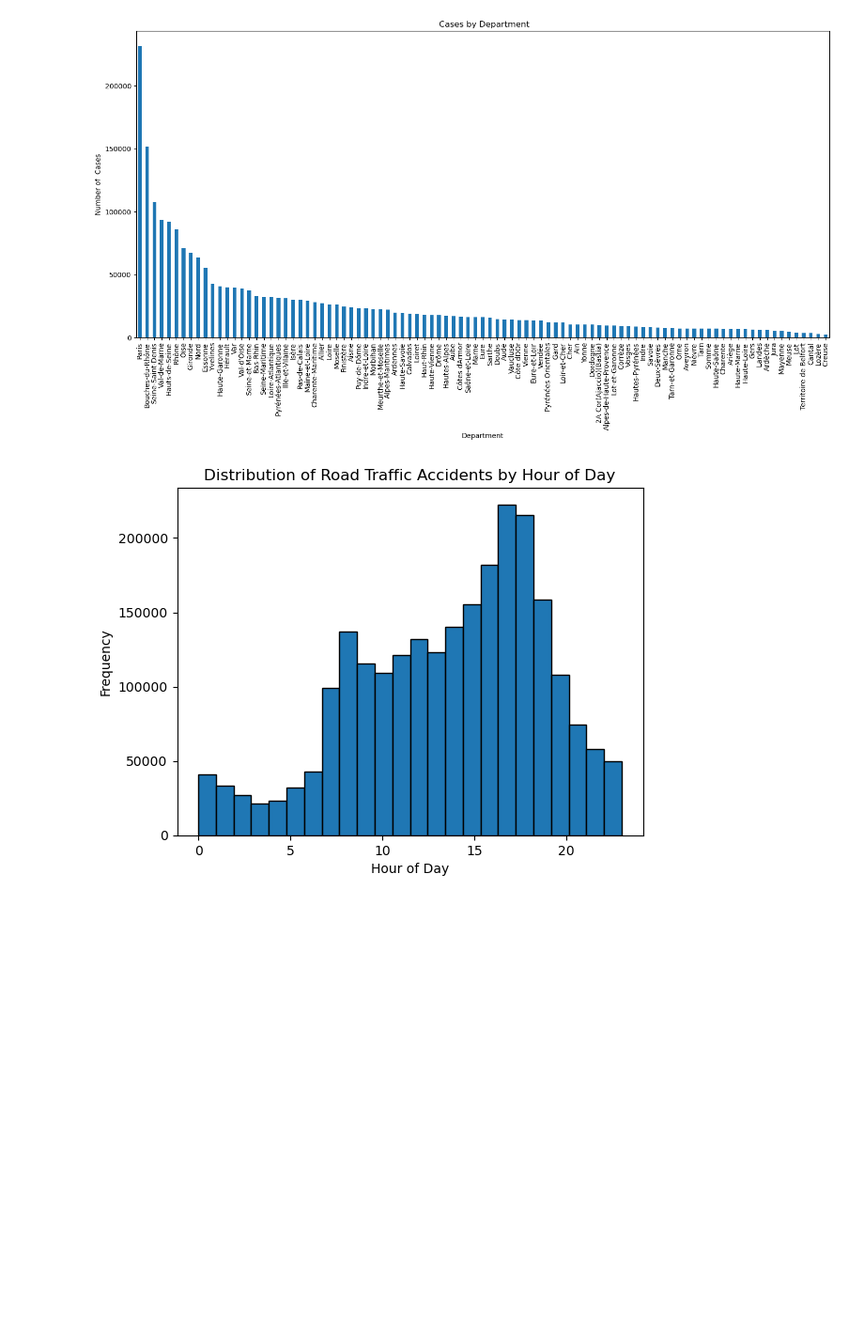
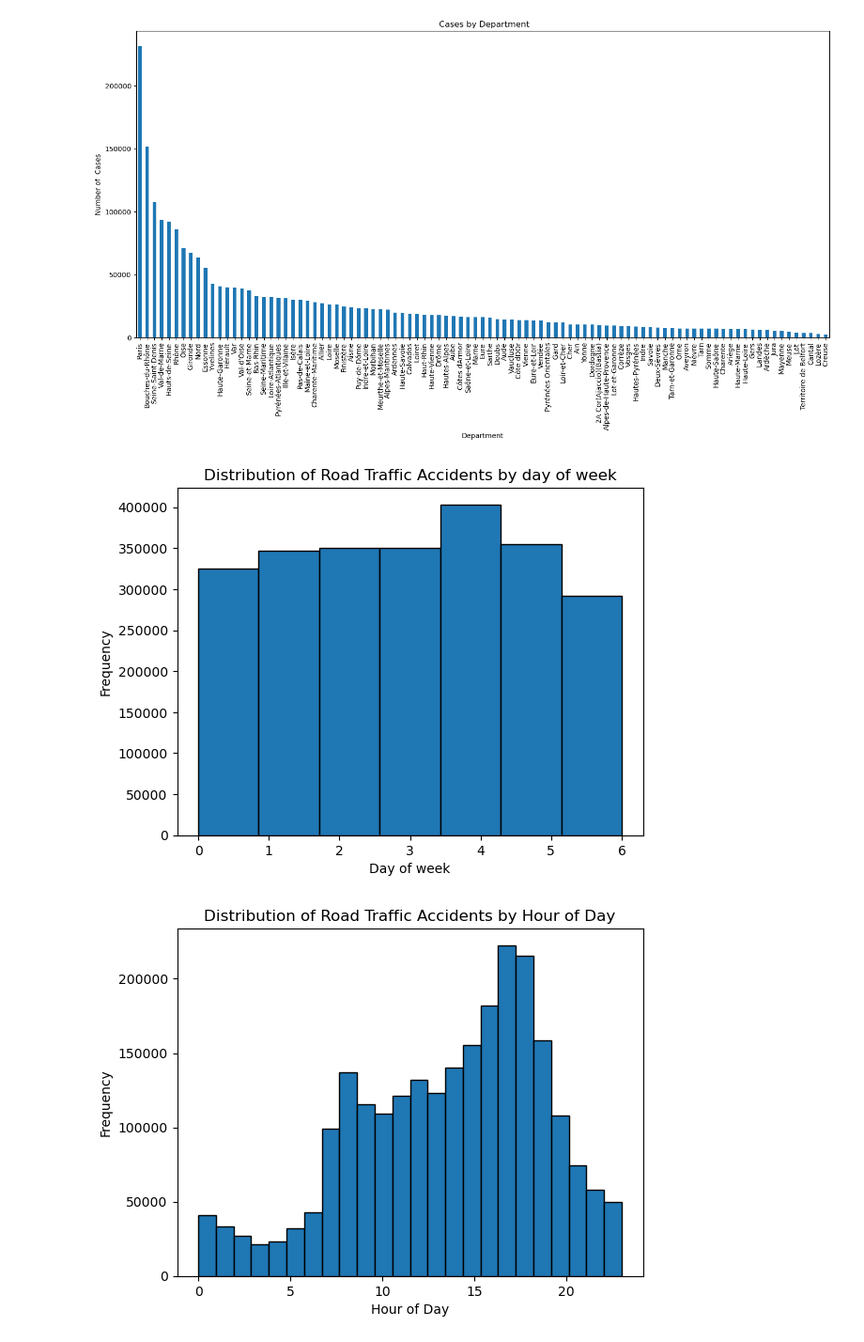
Before and after one commit to tiagoru/Road_accidents_france, a Jupyter notebook: Final_Notebook_2_data_cleaning_imputation_encoding.ipynb, the cells around one changed output. Shown at 94% size. Cells and saved outputs as stored; diff of their text form; code cells hidden in the pictures; blank space fills up the shorter version.

Commit message:
Add weekday variable

```diff
--- a/Final_Notebook_2_data_cleaning_imputation_encoding.ipynb
+++ b/Final_Notebook_2_data_cleaning_imputation_encoding.ipynb
@@ -628,6 +628,21 @@ plt.show();
 # %% [output]
 <Figure size 1500x600 with 0 Axes>
 [figure]
+# %%
+# Convert the 'datetime' column to a datetime data type
+df['datetime'] = pd.to_datetime(df['datetime'])
+
+# Extract the weekday from the 'datetime' column
+df['day_of_week'] = df['datetime'].dt.weekday
+
+# Plot the distribution of road traffic accidents by the hour of the day
+df['day_of_week'].plot(kind='hist', bins=7, edgecolor='k')
+plt.xlabel('Day of week')
+plt.ylabel('Frequency')
+plt.title('Distribution of Road Traffic Accidents by day of week')
+plt.show()
+# %% [output]
+[figure, added]
 # %%
 # Convert the 'datetime' column to a datetime data type
 df['datetime'] = pd.to_datetime(df['datetime'])
```
Also changed, not shown: parts of 1 cell of this notebook, 1 other file.
